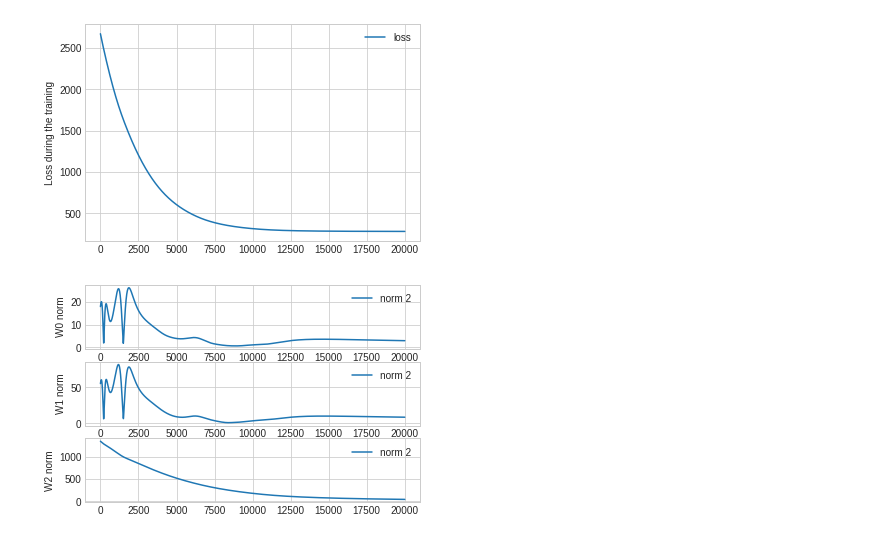
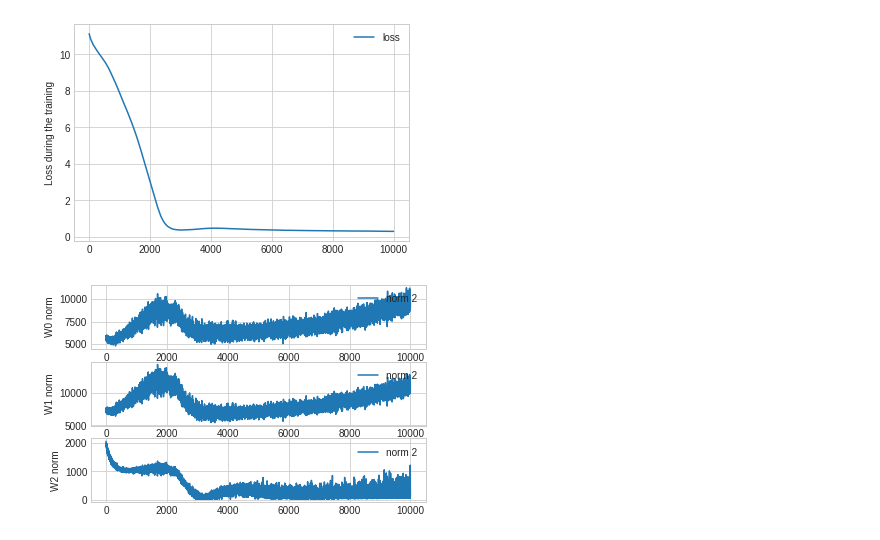
Before and after one commit to raulniconico/Nuwa0.0.1, a Jupyter notebook: Nuwa.ipynb, the cells around one changed output. Cells and saved outputs as stored; diff of their text form; code cells hidden in the pictures.

Commit message:
update optimizer and add support to mini batch gradient descent

```diff
--- a/Nuwa.ipynb
+++ b/Nuwa.ipynb
@@ -31,9 +31,6 @@ class Dataset:
             # automatic distribution
             self.distribute()
 
-        # generate subsets respect mini batch
-        if self.mini_batch !=0:
-            self.getminiset()
     # @classmethod
     # def imageset(cls, path, proportion = 0.8, shuffle = None):
     #     pass
@@ -62,7 +59,7 @@ class Dataset:
         """
         :return: return train dataset with respect of proportion
         """
-        return Dataset(self.trainset[:, 0:self.X.shape[1]], self.trainset[:, self.X.shape[1]:])
+        return Dataset(self.trainset[:, 0:self.X.shape[1]], self.trainset[:, self.X.shape[1]:], mini_batch=self.mini_batch)
 
     def gettestset(self):
         """
@@ -74,7 +71,8 @@ class Dataset:
         spilit_list = np.arange(self.mini_batch, self.allset.shape[0], self.mini_batch)
         minisets = np.split(self.allset, spilit_list)
         for i in range(len(minisets)):
-            self.minisets.append(Dataset(minisets[i][:, 0:self.X.shape[1]], minisets[i][:, self.X.shape[1]:],shuffle =False))
+            self.minisets.append(Dataset(minisets[i][:, 0:self.X.shape[1]], minisets[i][:, self.X.shape[1]:],shuffle =False, mini_batch=self.mini_batch))
+        return self.minisets
 # %%
 
 class NN:
@@ -513,7 +498,7 @@ class Visual:
             axs[i].set_ylabel('W' + str(i) +" norm")
 # %%
 # total observation number
-n = 200
+n = 300
 # x1, x2 are generated by two
 x1 = np.random.uniform(0,1,n)
 x2 = np.random.uniform(0,1,n)
@@ -526,17 +511,17 @@ Theta = np.array([b, theta1, theta2])
 y = np.array(b * const+ theta1 * x1 + theta2 * x2 + eps)
 y=np.reshape(y,(-1,1))
 X = np.array([const,x1,x2]).T
-
-layer_list = [NN.Layer('Linear',3,10,'sigmoid'),NN.Layer('Linear',10,3,'sigmoid'),
-              NN.Layer('Linear',3,1,'none')]
-dataset = Dataset(X, y)
-nn = NN(dataset)
-nn.addlayers(layer_list)
-optim = Optimizer(nn,"GD",epoch = 20000, lr=1e-6)
-optim.train()
-visual = Visual(optim)
-visual.plotloss()
-visual.plotgradientnorm()
-# %% [output]
-[figure, removed]
-[figure, removed]
+# %%
+layer_list = [NN.Layer('Linear',3,100,'LeakyReLU'),NN.Layer('Linear',100,3,'LeakyReLU'),
+              NN.Layer('Linear',3,1,'none')]
+dataset = Dataset(X, y)
+nn = NN(dataset)
+nn.addlayers(layer_list)
+optim = Optimizer(nn,"SGD",epoch = 10000, lr=1e-6)
+optim.train()
+visual = Visual(optim)
+visual.plotloss()
+visual.plotgradientnorm()
+# %% [output]
+[figure, added]
+[figure, added]
```
Also changed, not shown: parts of 2 cells of this notebook, 5 other files.
